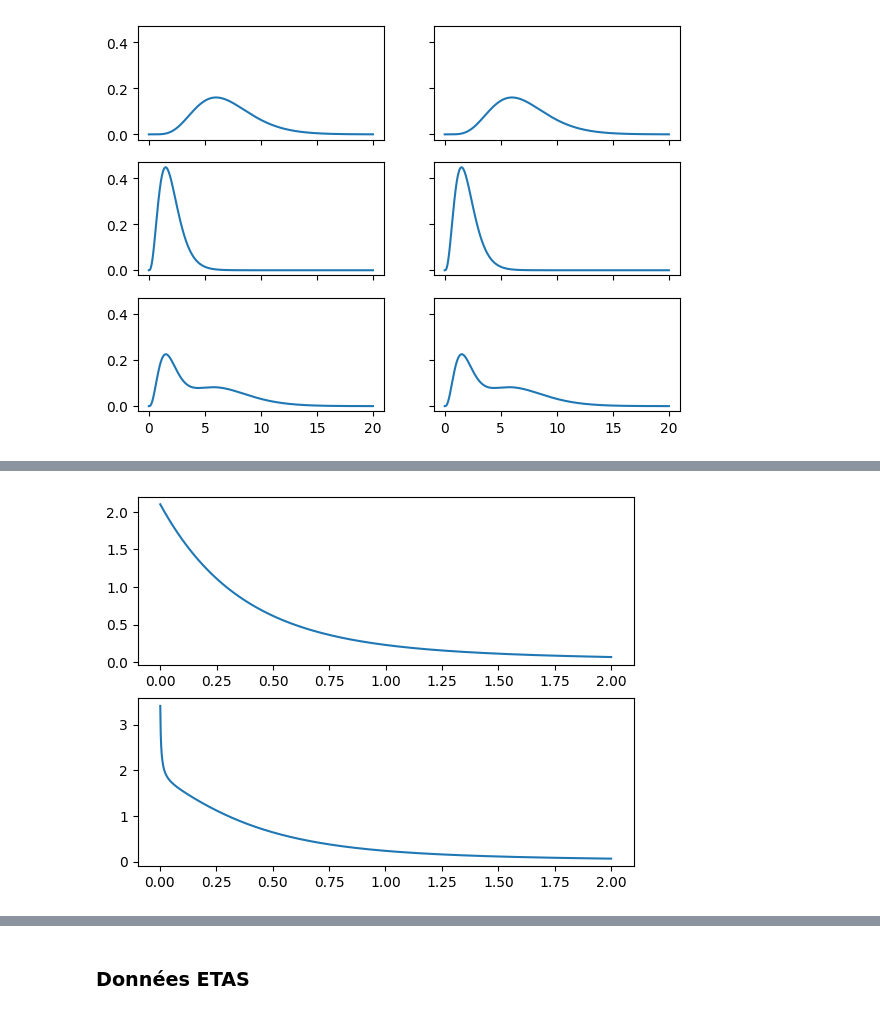
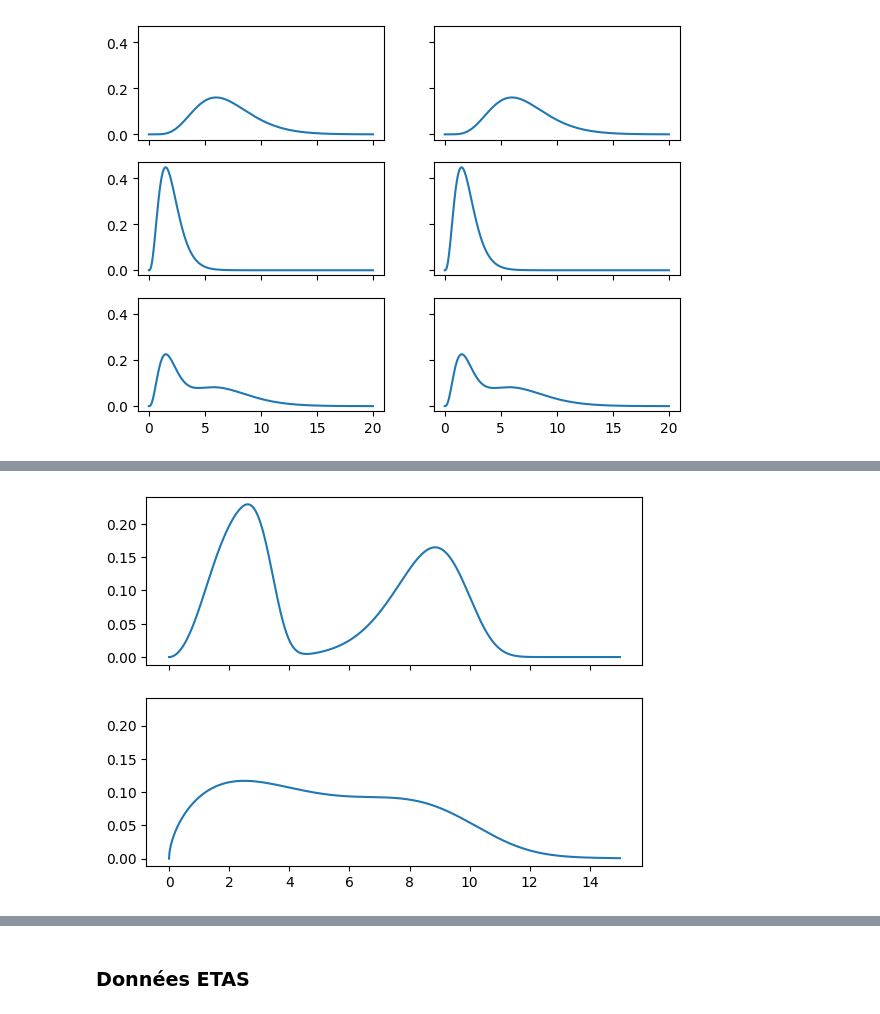
Before and after one commit to alphonse-paix/notebooks, a Jupyter notebook: recast_mixture.ipynb, the cells around one changed output, grey strips where cells are left out. Drawn from its saved outputs; the diff is of its cells as text; code cells hidden in the pictures.

```diff
--- a/recast_mixture.ipynb
+++ b/recast_mixture.ipynb
@@ -485,0 +453,30 @@ plt.show()
+# %%
+def train_and_plot_mix(samples_dist, num_comp, samples_shape=(100, 100), train_dist=Weibull, num_epochs=100, xlim=(0, 15)):
+    inter_times = tf.cast(samples_dist.sample([100, 100]), dtype=tf.float32)
+    arrival_times = np.cumsum(inter_times, axis=-1)
+    eps = 1e-8
+    t_end = np.min(arrival_times[:, -1]) - eps
+    seq_lengths = np.sum(arrival_times < t_end, axis=-1)
+
+    model = Model(context_size=32, dist=train_dist, num_cmpts=num_comp)
+    model.fit(num_epochs, inter_times, seq_lengths, t_end)
+
+    epochs = range(len(model.params))
+    weight_list = [model.params[i]["weights"][:, -1] for i in epochs]
+    param_1_list = [model.params[i]["param_1"][:, -1] for i in epochs]
+    param_2_list = [model.params[i]["param_2"][:, -1] for i in epochs]
+
+    weights = weight_list[-1][-1]
+    param_1 = param_1_list[-1][-1]
+    param_2 = param_2_list[-1][-1]
+
+    mix_pred = Mixture(weights, train_dist(param_1, param_2))
+
+    x = np.linspace(0, 15, 1000).astype(np.float32)
+    fig, axes = plt.subplots(2, 1, sharex=True, sharey=True)
+    axes[0].plot(x, samples_dist.prob(x))
+    axes[0].set_xlim(xlim)
+    axes[1].plot(x, mix_pred.prob(x))
+    plt.show()
+
+    return model.params
@@ -486,8 +540,7 @@ plt.show()
 # %%
 mix = tfd.MixtureSameFamily(
     tfd.Categorical(probs=[0.3, 0.2, 0.5]),
-    tfd.Gamma([1., 2., 1.], [2., 1., 3.])
+    tfd.Weibull([5, 3., 8.], [3., 2., 9.])
 )
-
-inter_times = mix.
+train_and_plot_mix(mix, 3, num_epochs=100);
 # %% [output]
@@ -506 +559 @@ Loss at epoch 100: 0.86
-[figure, old version]
+[figure, new version]
```
Also changed, not shown: parts of 40 cells of this notebook, 1 other file.
